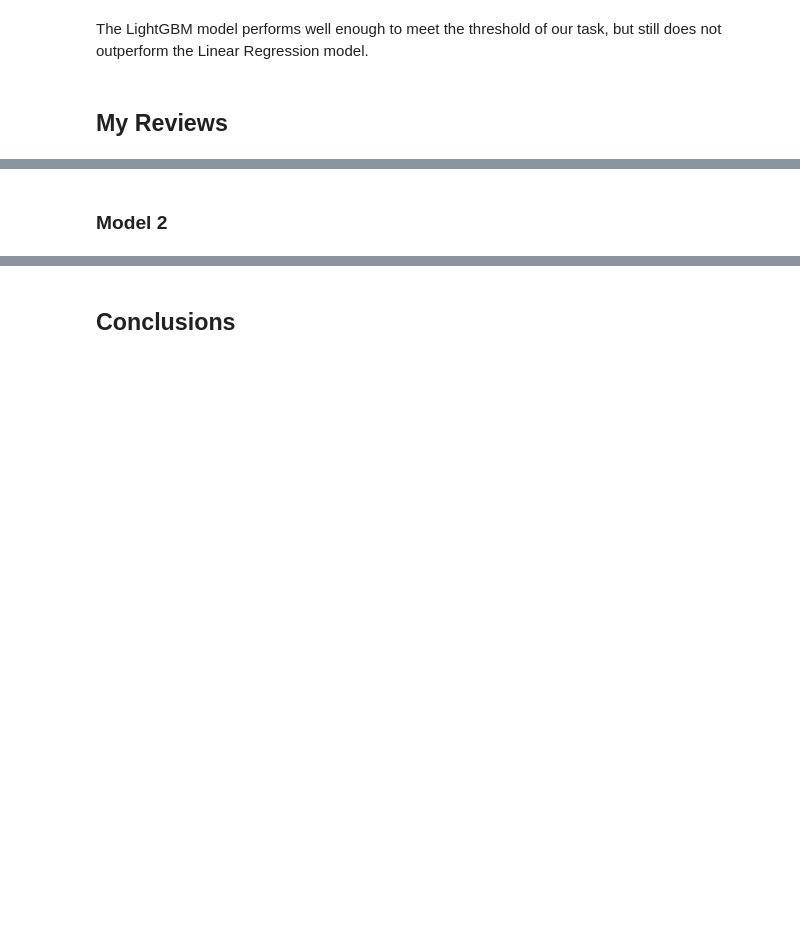
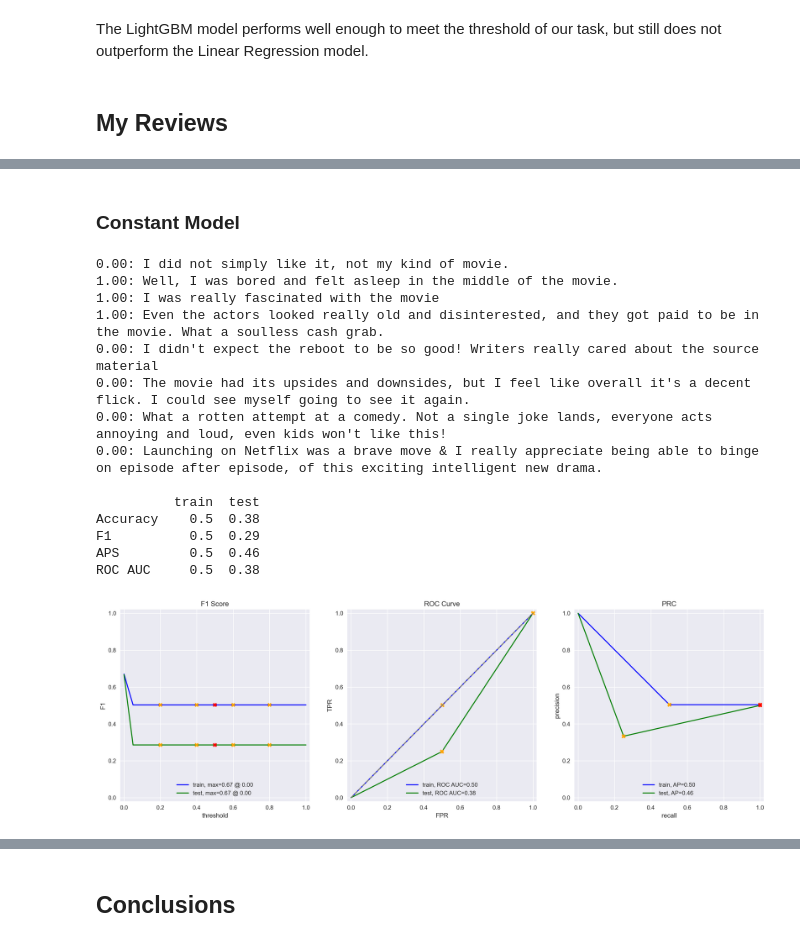
Before and after one commit to IMMontoya/sentiment_analysis_with_natural_language_processing, a Jupyter notebook: nlp_analysis_movie_reviews.ipynb, the cells around one changed output, grey strips where cells are left out. Cells and saved outputs as stored; diff of their text form; code cells hidden in the pictures; blank space fills up the shorter version.

Commit message:
My Reviews section

```diff
--- a/nlp_analysis_movie_reviews.ipynb
+++ b/nlp_analysis_movie_reviews.ipynb
@@ -725,6 +725,7 @@ my_reviews = pd.DataFrame([
     'Launching on Netflix was a brave move & I really appreciate being able to binge on episode after episode, of this exciting intelligent new drama.'
 ], columns=['review'])
 
-my_reviews['review_norm'] = # <put here the same normalization logic as for the main dataset>
+my_reviews['review_norm'] = my_reviews['review'].progress_apply(normalize_text)
+my_reviews['pos'] = [0, 0, 1, 0, 1, 1, 0, 1]
 
 my_reviews
@@ -731,2 +742,35 @@ my_reviews
 # %% [markdown]
-### Model 2
+### Constant Model
+# %%
+texts = my_reviews['review_norm']
+X_test = vectorizer.transform(texts)
+
+# Define the model
+model = dummy_results[0]
+
+# Get probabilities
+my_reviews_pred_prob = model.predict_proba(X_test)[:, 1]
+
+for i, review in enumerate(texts.str.slice(0,100)):
+    print(f'{my_reviews_pred_prob[i]:.2f}: {my_reviews.iloc[i]["review"]}')
+
+print()
+
+# Evaluate the model
+dummy_my_reviews_results = evaluate_model(model, X_train, train_target, X_test, my_reviews['pos'])
+# %% [output]
+0.00: I did not simply like it, not my kind of movie.
+1.00: Well, I was bored and felt asleep in the middle of the movie.
+1.00: I was really fascinated with the movie
+1.00: Even the actors looked really old and disinterested, and they got paid to be in the movie. What a soulless cash grab.
+0.00: I didn't expect the reboot to be so good! Writers really cared about the source material
+0.00: The movie had its upsides and downsides, but I feel like overall it's a decent flick. I could see myself going to see it again.
+0.00: What a rotten attempt at a comedy. Not a single joke lands, everyone acts annoying and loud, even kids won't like this!
+0.00: Launching on Netflix was a brave move & I really appreciate being able to binge on episode after episode, of this exciting intelligent new drama.
+
+          train  test
+Accuracy    0.5  0.38
+F1          0.5  0.29
+APS         0.5  0.46
+ROC AUC     0.5  0.38
+[figure, added]
```
Also changed, not shown: parts of 14 cells of this notebook.
